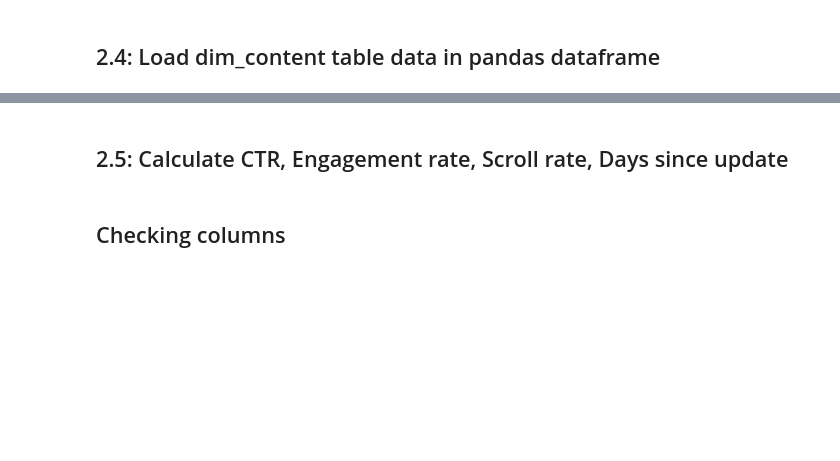
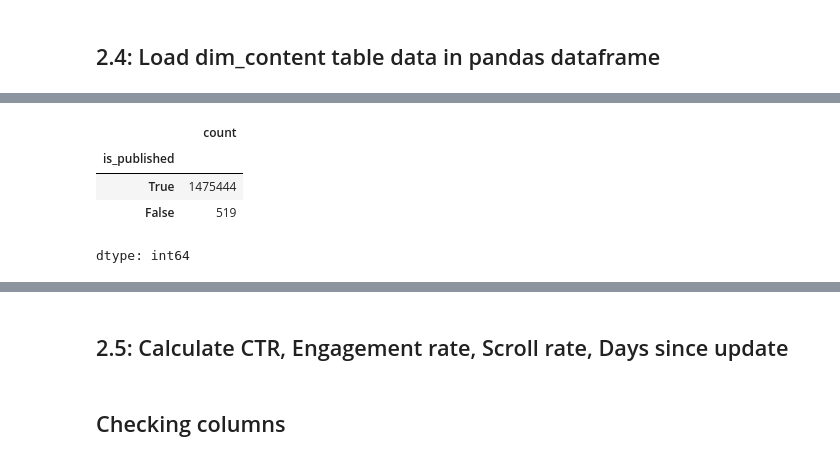
Before and after one commit to MuhammadFaizan0023/FlyRank_ML_internship_repo, a Jupyter notebook: work/notebooks/w04_baseline_score.ipynb, the cells around one changed output, grey strips where cells are left out. Saved outputs shown, nothing was run; the diff lists cells and outputs as text; code cells hidden in the pictures; blank space fills up the shorter version.

```diff
--- a/work/notebooks/w04_baseline_score.ipynb
+++ b/work/notebooks/w04_baseline_score.ipynb
@@ -191,0 +286,8 @@ dimf_content = con.sql(f"""
+# %%
+combined_data['is_published'].value_counts()
+# %% [output]
+|  | count |
+| is_published |  |
+| True | 1475444 |
+| False | 519 |
+dtype: int64
```
Also changed, not shown: parts of 32 cells of this notebook.
